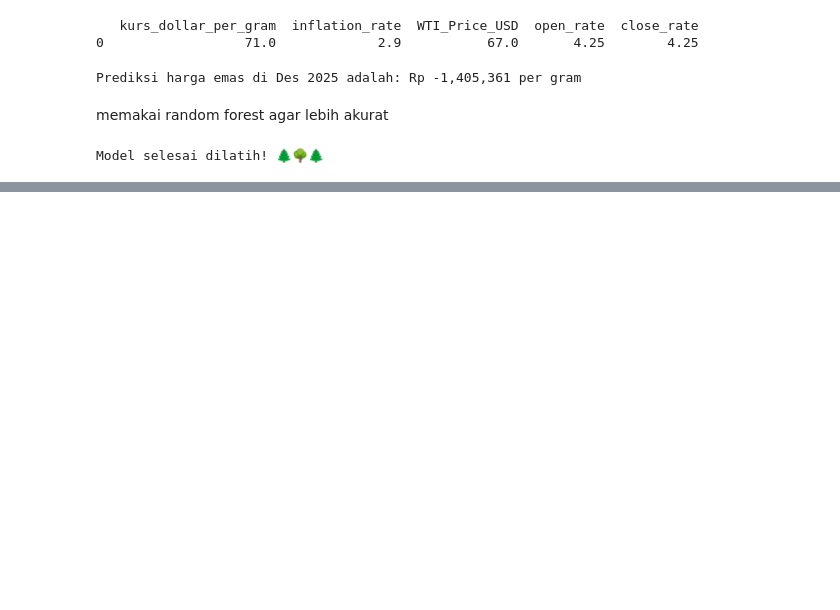
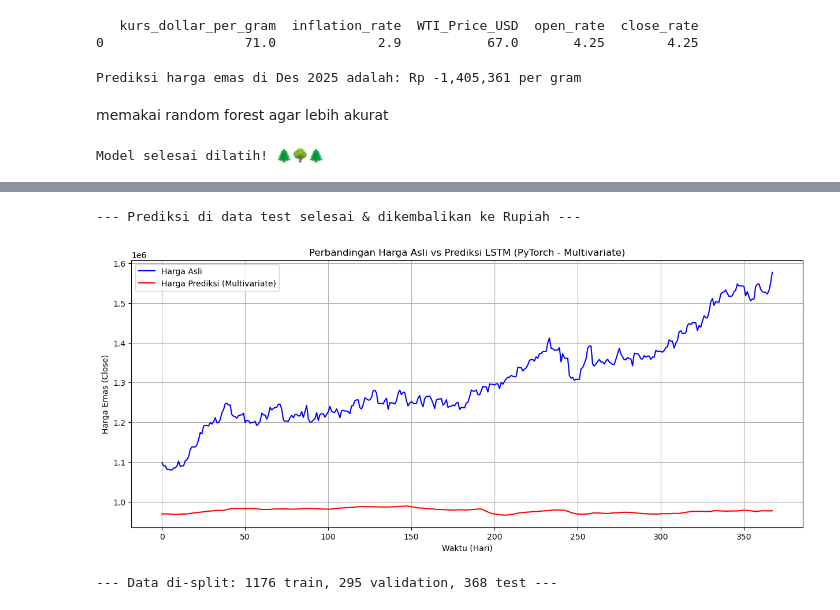
Before and after one commit to irfanprayoga29/gold-prediction-price, a Jupyter notebook: Model Testing/testing_model.ipynb, the cells around one changed output, grey strips where cells are left out. Drawn from its saved outputs; the diff is of its cells as text; code cells hidden in the pictures; blank space fills up the shorter version.

```diff
--- a/Model Testing/testing_model.ipynb
+++ b/Model Testing/testing_model.ipynb
@@ -233,0 +388,2 @@ Prediksi harga emas di Des 2025 adalah: Rp 877,335 per gram
+# %%
+data = df[features].values
@@ -233,0 +428,6 @@ Prediksi harga emas di Des 2025 adalah: Rp 877,335 per gram
+# %%
+# --- 5. CONVERT KE PYTORCH TENSOR ---
+X_train_tensor = torch.from_numpy(X_train).float()
+y_train_tensor = torch.from_numpy(y_train).float().reshape(-1, 1)
+X_test_tensor = torch.from_numpy(X_test).float()
+y_test_tensor = torch.from_numpy(y_test).float().reshape(-1, 1)
@@ -233,0 +488,59 @@ Prediksi harga emas di Des 2025 adalah: Rp 877,335 per gram
+# %%
+# --- 8. EVALUASI & PREDIKSI ---
+model.eval()
+with torch.no_grad():
+    test_predictions_scaled = model(X_test_tensor)
+
+# === PERUBAHAN BESAR DI SINI (TRIK INVERSE TRANSFORM) ===
+# Scaler kita dilatih pake `n_features` kolom, jadi input buat inverse_transform
+# juga harus punya `n_features` kolom.
+# Kita bikin "dummy" array sebesar `n_features` kolom,
+# terus isi kolom pertama dengan hasil prediksi kita.
+
+# Buat dummy array untuk prediksi
+dummy_predictions = np.zeros((len(test_predictions_scaled), n_features))
+dummy_predictions[:, 0] = test_predictions_scaled.flatten().numpy()
+# Inverse transform si dummy array
+test_predictions = scaler.inverse_transform(dummy_predictions)[:, 0]
+
+# Lakuin hal yang sama buat y_test
+dummy_y_test = np.zeros((len(y_test_tensor), n_features))
+dummy_y_test[:, 0] = y_test_tensor.flatten().numpy()
+y_test_real = scaler.inverse_transform(dummy_y_test)[:, 0]
+
+print("--- Prediksi di data test selesai & dikembalikan ke Rupiah ---")
+# %% [output]
+--- Prediksi di data test selesai & dikembalikan ke Rupiah ---
+# %%
+# --- 9. VISUALISASI HASIL ---
+# Sama persis, ga ada yang diubah
+plt.figure(figsize=(15, 6))
+plt.plot(y_test_real, color='blue', label='Harga Asli')
+plt.plot(test_predictions, color='red', label='Harga Prediksi (Multivariate)')
+plt.title('Perbandingan Harga Asli vs Prediksi LSTM (PyTorch - Multivariate)')
+plt.xlabel('Waktu (Hari)')
+plt.ylabel('Harga Emas (Close)')
+plt.legend()
+plt.grid(True)
+plt.show()
+# %% [output]
+[figure, added]
+# %%
+# --- 4. SPLIT DATA: TRAIN, VALIDATION, & TEST ---
+# === PERUBAHAN DI SINI ===
+
+# Pertama, pisahin dulu data test (20% terakhir)
+train_val_size = int(len(X) * 0.8)
+X_train_val, X_test = X[:train_val_size], X[train_val_size:]
+y_train_val, y_test = y[:train_val_size], y[train_val_size:]
+
+# Kedua, dari data train_val, pisahin lagi jadi train baru & validation
+# Misal, 20% dari data train_val dijadiin validation set
+# shuffle=False itu WAJIB buat data time series!
+X_train, X_val, y_train, y_val = train_test_split(
+    X_train_val, y_train_val, test_size=0.2, shuffle=False
+)
+
+print(f"--- Data di-split: {len(X_train)} train, {len(X_val)} validation, {len(X_test)} test ---")
+# %% [output]
+--- Data di-split: 1176 train, 295 validation, 368 test ---
```
Also changed, not shown: parts of 44 cells of this notebook.
